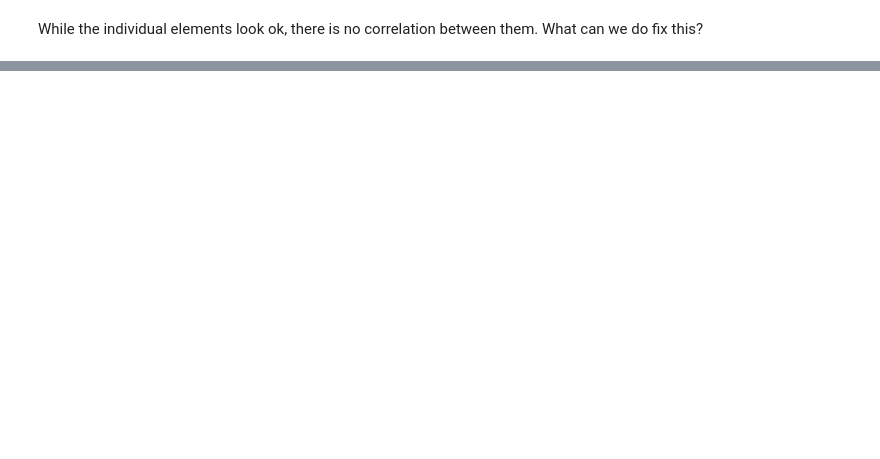
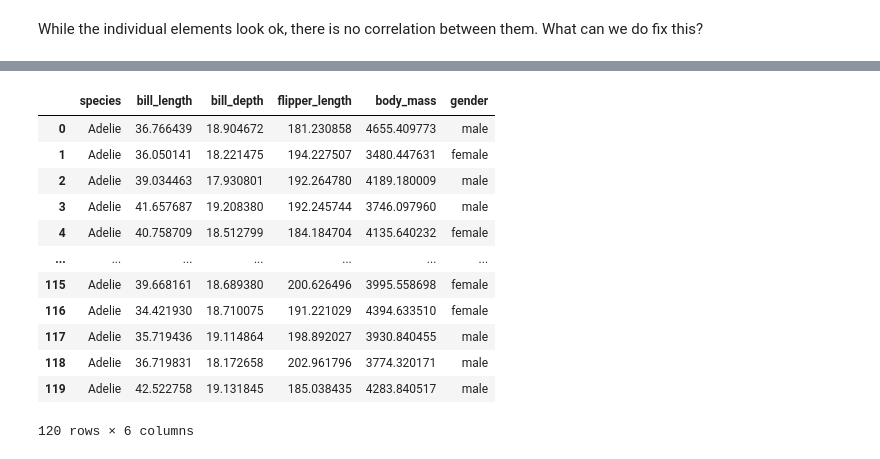
Before and after one commit to jbrad88/pda-project, a Jupyter notebook: pda-project.ipynb, the cells around one changed output, grey strips where cells are left out. Drawn from its saved outputs; the diff is of its cells as text; code cells hidden in the pictures; blank space fills up the shorter version.

Commit message:
More work done on synthesizing data. two species done, outputs starting to look more like real world data

```diff
--- a/pda-project.ipynb
+++ b/pda-project.ipynb
@@ -457,0 +471,25 @@ While the individual elements look ok, there is no correlation between them. Wha
+# %%
+import pandas as pd
+import numpy as np
+df_Adelie = pd.DataFrame({'species':"Adelie",
+                          'bill_length':np.random.normal(38.79, 2.66, 120),
+                          'bill_depth':np.random.normal(18.34, 1.21, 120),
+                          'flipper_length':np.random.normal(189.95, 6.53, 120),
+                          'body_mass':np.random.normal(3700.66, 458.56, 120),
+                          'gender':np.random.choice(a=['male','female'], size=120, p=[0.5,0.5])})
+
+df_Adelie
+# %% [output]
+|  | species | bill_length | bill_depth | flipper_length | body_mass | gender |
+| 0 | Adelie | 36.766439 | 18.904672 | 181.230858 | 4655.409773 | male |
+| 1 | Adelie | 36.050141 | 18.221475 | 194.227507 | 3480.447631 | female |
+| 2 | Adelie | 39.034463 | 17.930801 | 192.264780 | 4189.180009 | male |
+| 3 | Adelie | 41.657687 | 19.208380 | 192.245744 | 3746.097960 | male |
+| 4 | Adelie | 40.758709 | 18.512799 | 184.184704 | 4135.640232 | female |
+| ... | ... | ... | ... | ... | ... | ... |
+| 115 | Adelie | 39.668161 | 18.689380 | 200.626496 | 3995.558698 | female |
+| 116 | Adelie | 34.421930 | 18.710075 | 191.221029 | 4394.633510 | female |
+| 117 | Adelie | 35.719436 | 19.114864 | 198.892027 | 3930.840455 | male |
+| 118 | Adelie | 36.719831 | 18.172658 | 202.961796 | 3774.320171 | male |
+| 119 | Adelie | 42.522758 | 19.131845 | 185.038435 | 4283.840517 | male |
+120 rows × 6 columns
```
Also changed, not shown: parts of 14 cells of this notebook, 2 other files.
